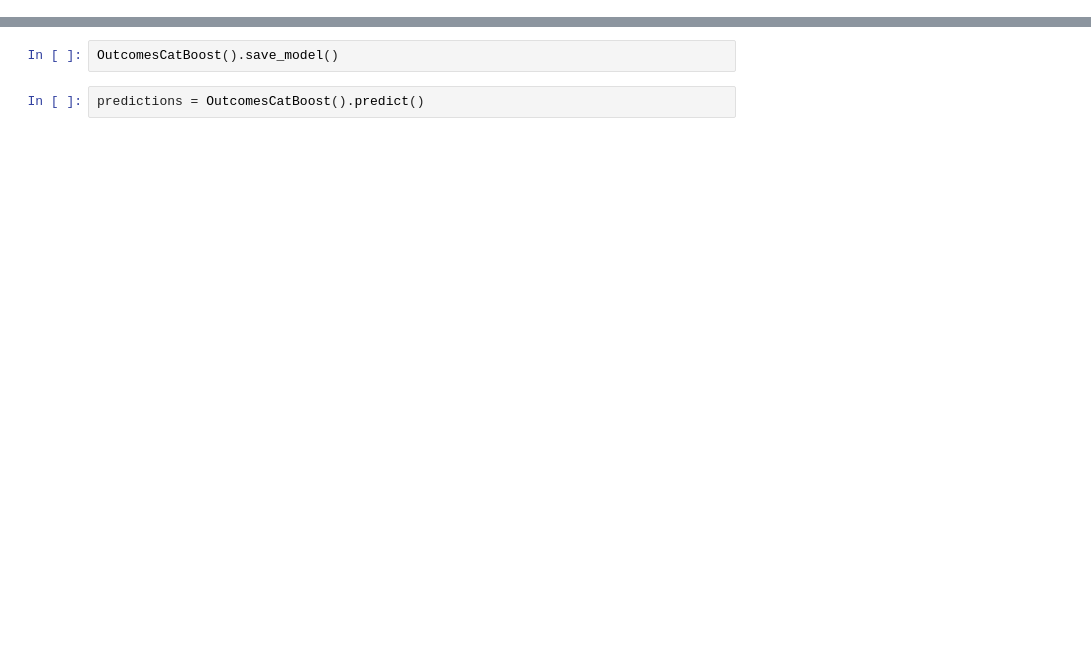
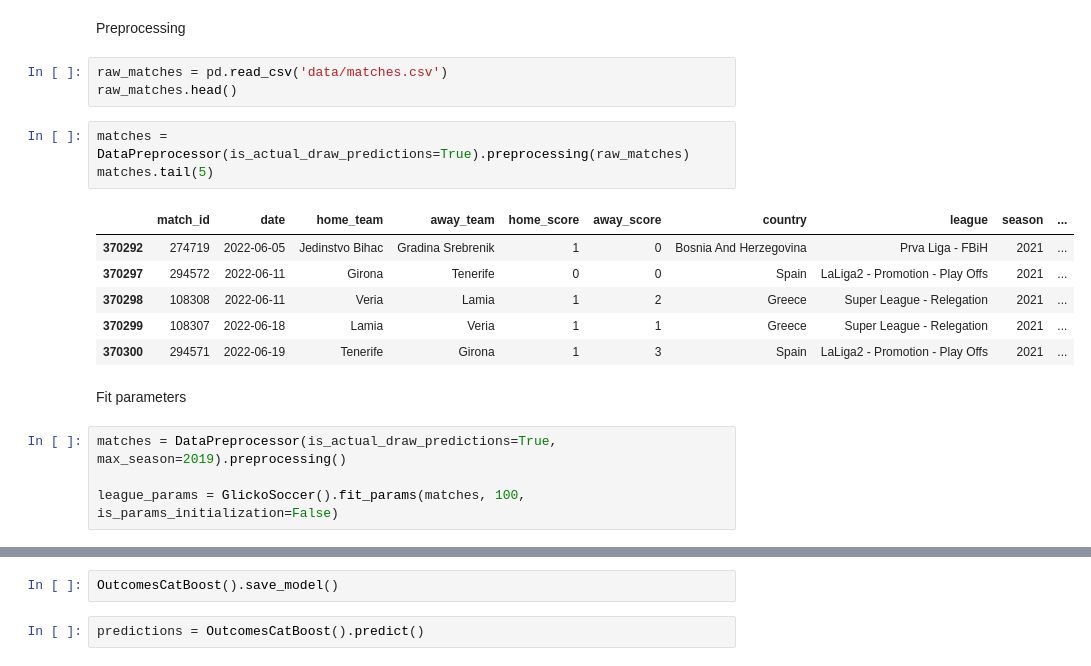
Before and after one commit to andreyshelopugin/GlickoSoccer, a Jupyter notebook: Ratings.ipynb, the cells around one changed output, grey strips where cells are left out. Saved outputs shown, nothing was run; the diff lists cells and outputs as text; blank space fills up the shorter version.

```diff
--- a/Ratings.ipynb
+++ b/Ratings.ipynb
@@ -277,0 +15,21 @@ t.sort_values(['value'], ascending=True)
+# %% [markdown]
+Preprocessing
+# %%
+raw_matches = pd.read_csv('data/matches.csv')
+raw_matches.head()
+# %%
+matches = DataPreprocessor(is_actual_draw_predictions=True).preprocessing(raw_matches)
+matches.tail(5)
+# %% [output]
+|  | match_id | date | home_team | away_team | home_score | away_score | country | league | season | ... |
+| 370292 | 274719 | 2022-06-05 | Jedinstvo Bihac | Gradina Srebrenik | 1 | 0 | Bosnia And Herzegovina | Prva Liga - FBiH | 2021 | ... |
+| 370297 | 294572 | 2022-06-11 | Girona | Tenerife | 0 | 0 | Spain | LaLiga2 - Promotion - Play Offs | 2021 | ... |
+| 370298 | 108308 | 2022-06-11 | Veria | Lamia | 1 | 2 | Greece | Super League - Relegation | 2021 | ... |
+| 370299 | 108307 | 2022-06-18 | Lamia | Veria | 1 | 1 | Greece | Super League - Relegation | 2021 | ... |
+| 370300 | 294571 | 2022-06-19 | Tenerife | Girona | 1 | 3 | Spain | LaLiga2 - Promotion - Play Offs | 2021 | ... |
+# %% [markdown]
+Fit parameters
+# %%
+matches = DataPreprocessor(is_actual_draw_predictions=True, max_season=2019).preprocessing()
+
+league_params = GlickoSoccer().fit_params(matches, 100, is_params_initialization=False)
```
Also changed, not shown: parts of 57 cells of this notebook, 37 other files.
